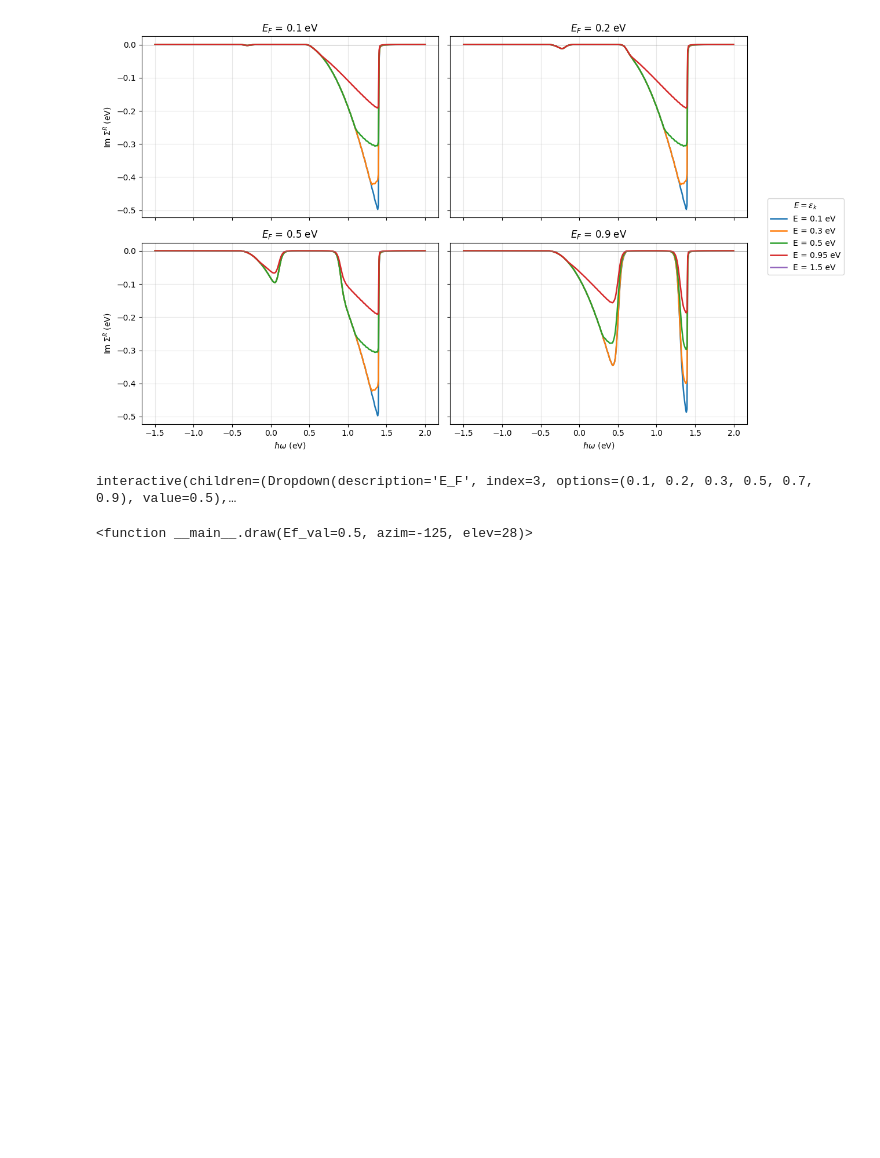
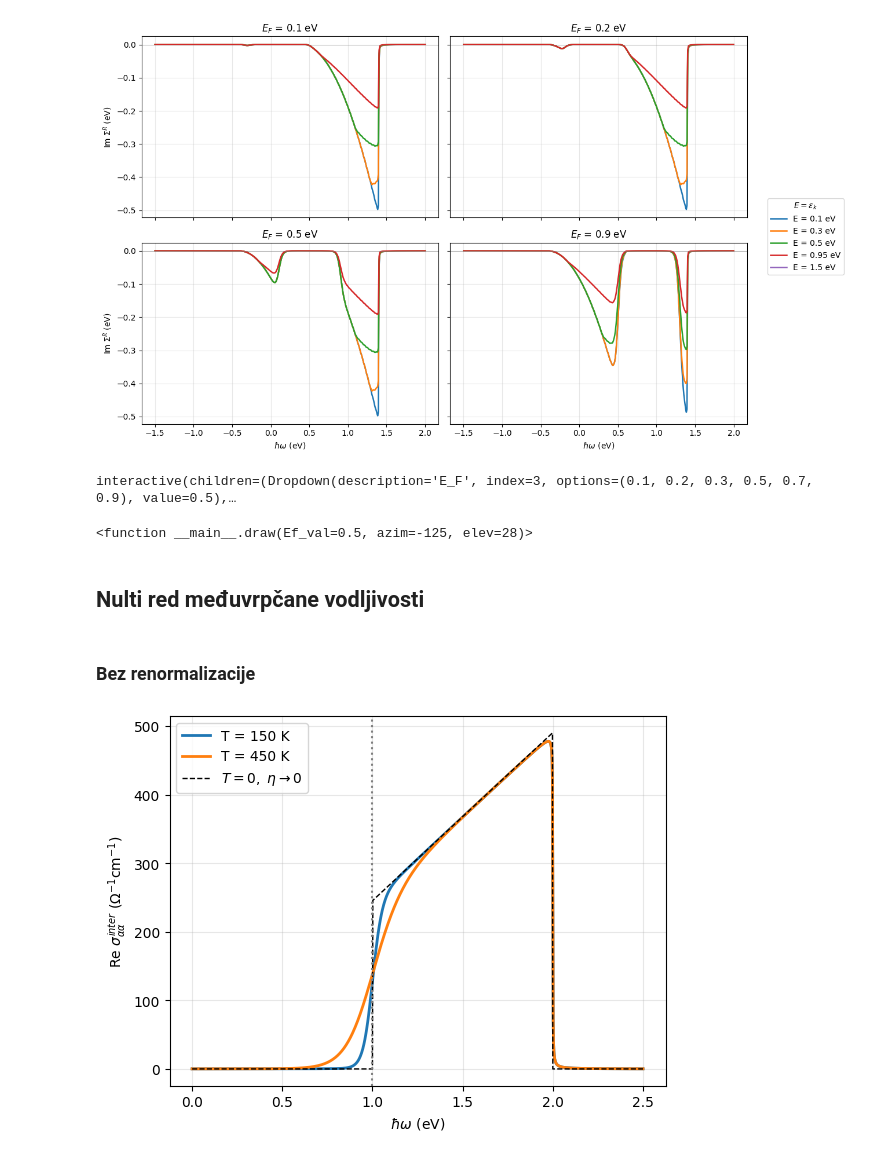
Before and after one commit to ppapac/24112024_memfn, a Jupyter notebook: MemoryDirac3D_usingTQ_020626_cutoff_cpl_i_selfenergy.ipynb, the cells around one changed output. Drawn from its saved outputs; the diff is of its cells as text; code cells hidden in the pictures; blank space fills up the shorter version.

```diff
--- a/MemoryDirac3D_usingTQ_020626_cutoff_cpl_i_selfenergy.ipynb
+++ b/MemoryDirac3D_usingTQ_020626_cutoff_cpl_i_selfenergy.ipynb
@@ -450,7 +455,7 @@ def selfen_anal(E, w, e_c, e_w, Ef):
         / pi
         / vf**3
         * (
-            torch.where(Ef - w - hbar_w_op > 0, 1, 0)
+            torch.where(e_w - w - hbar_w_op > 0, 1, 0)
             * torch.where(w + hbar_w_op > 0, 1, 0)
             * torch.where(Ef - w - hbar_w_op > 0, 1, 0)
             * (w + hbar_w_op)
@@ -685,3 +690,48 @@ interact(
 # %% [output]
 interactive(children=(Dropdown(description='E_F', index=3, options=(0.1, 0.2, 0.3, 0.5, 0.7, 0.9), value=0.5),…
 <function __main__.draw(Ef_val=0.5, azim=-125, elev=28)>
+# %% [markdown]
+## Nulti red međuvrpčane vodljivosti
+# %% [markdown]
+### Bez renormalizacije
+# %%
+def sigma_inter(hbar_w, u=Ef, T=T_0, eta=eta_0, nQ=100001, chunk=50):
+    dev = Ef.device
+    Q = torch.linspace(
+        0, K_w, nQ, device=dev, dtype=torch.float64
+    )  # unitless |K|, cutoff W
+    E = eps(Q)  # eps = hbar vf Q / a  (M=0)
+    occ = fermi_dirac(-E, u, T) - fermi_dirac(E, u, T)
+    hbar_w = torch.as_tensor(hbar_w, device=dev, dtype=torch.float64).reshape(-1)
+    out = torch.empty_like(hbar_w)
+    for i in range(0, len(hbar_w), chunk):
+        w = hbar_w[i : i + chunk, None]
+        L = eta / ((w - 2 * E) ** 2 + eta**2) + eta / (
+            (w + 2 * E) ** 2 + eta**2
+        )  # [1/eV] krati se s e
+        out[i : i + chunk] = torch.trapz(Q * occ * L, Q, dim=1)
+    return e * vf / (3 * pi**2 * a**2) * out / 100  # (Ohm cm)^-1
+
+
+dev = Ef.device
+ws = torch.linspace(0.0, 2.5, 1251, device=dev, dtype=torch.float64)
+lim = (e * ws / (12 * pi * hbar**2 * vf) / 100) * (
+    (ws > 2 * Ef) & (ws < 2 * W)
+)  # T=0, eta->0
+
+for T in [150, 450]:
+    plt.plot(
+        ws.cpu(),
+        sigma_inter(ws, u=chemical_potential(T), T=T).cpu(),
+        lw=2,
+        label=f"T = {T} K",
+    )
+plt.plot(ws.cpu(), lim.cpu(), "k--", lw=1, label=r"$T=0,\ \eta\to0$")
+plt.axvline(float(2 * Ef), color="gray", ls=":")
+plt.xlabel(r"$\hbar\omega$ (eV)")
+plt.ylabel(r"Re $\sigma^{inter}_{\alpha\alpha}$ ($\Omega^{-1}$cm$^{-1}$)")
+plt.legend()
+plt.grid(alpha=0.3)
+plt.show()
+# %% [output]
+[figure, added]
```
Also changed, not shown: parts of 7 cells of this notebook, 6 other files.
